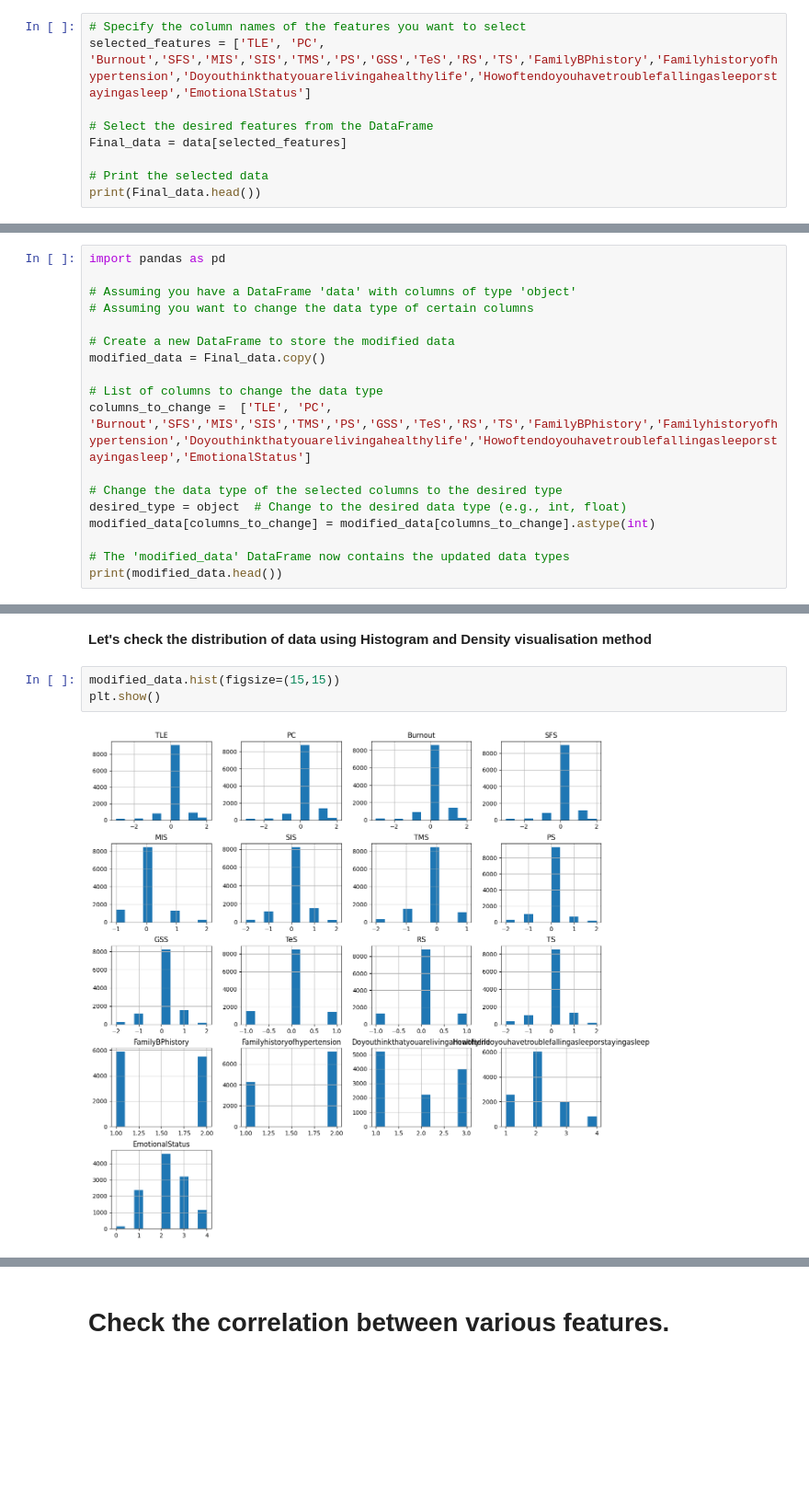
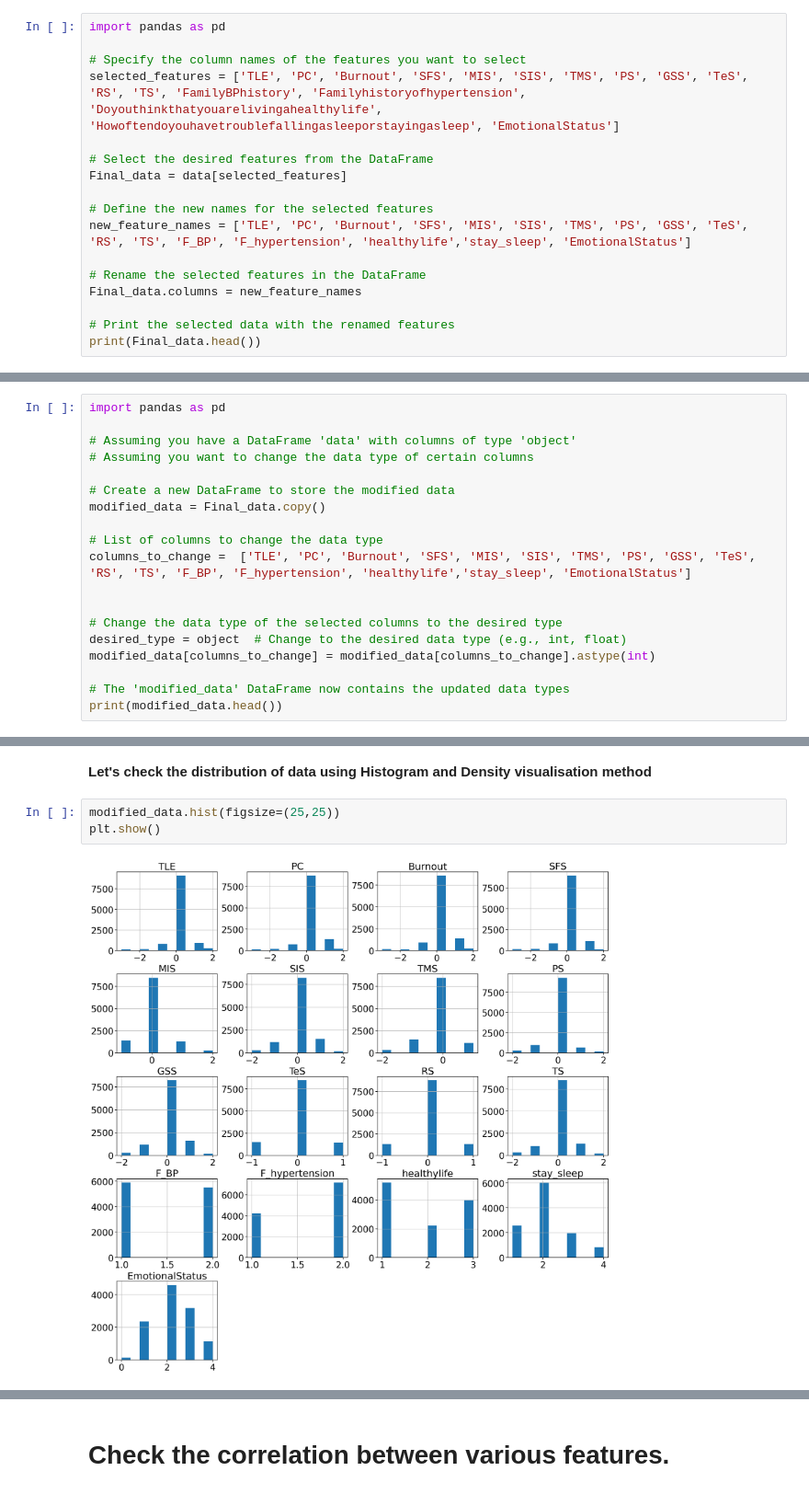
Before and after one commit to SamanMansoor/Data-Science, a Jupyter notebook: Stress_Data_Analysis_.ipynb, the cells around one changed output, grey strips where cells are left out. Shown at 92% size. Saved outputs shown, nothing was run; the diff lists cells and outputs as text; blank space fills up the shorter version.

```diff
--- a/Stress_Data_Analysis_.ipynb
+++ b/Stress_Data_Analysis_.ipynb
@@ -186,13 +182,21 @@ RS            float64
 TS            float64
 Length: 148, dtype: object
 # %%
+import pandas as pd
+
 # Specify the column names of the features you want to select
-selected_features = ['TLE', 'PC', 'Burnout','SFS','MIS','SIS','TMS','PS','GSS','TeS','RS','TS','FamilyBPhistory','Familyhistoryofhypertension','Doyouthinkthatyouarelivingahealthylife','Howoftendoyouhavetroublefallingasleeporstayingasleep','EmotionalStatus']
+selected_features = ['TLE', 'PC', 'Burnout', 'SFS', 'MIS', 'SIS', 'TMS', 'PS', 'GSS', 'TeS', 'RS', 'TS', 'FamilyBPhistory', 'Familyhistoryofhypertension', 'Doyouthinkthatyouarelivingahealthylife', 'Howoftendoyouhavetroublefallingasleeporstayingasleep', 'EmotionalStatus']
 
 # Select the desired features from the DataFrame
 Final_data = data[selected_features]
 
-# Print the selected data
+# Define the new names for the selected features
+new_feature_names = ['TLE', 'PC', 'Burnout', 'SFS', 'MIS', 'SIS', 'TMS', 'PS', 'GSS', 'TeS', 'RS', 'TS', 'F_BP', 'F_hypertension', 'healthylife','stay_sleep', 'EmotionalStatus']
+
+# Rename the selected features in the DataFrame
+Final_data.columns = new_feature_names
+
+# Print the selected data with the renamed features
 print(Final_data.head())
 # %% [output]
         TLE        PC   Burnout       SFS       MIS       SIS       TMS  \
@@ -243,7 +254,8 @@ import pandas as pd
 modified_data = Final_data.copy()
 
 # List of columns to change the data type
-columns_to_change =  ['TLE', 'PC', 'Burnout','SFS','MIS','SIS','TMS','PS','GSS','TeS','RS','TS','FamilyBPhistory','Familyhistoryofhypertension','Doyouthinkthatyouarelivingahealthylife','Howoftendoyouhavetroublefallingasleeporstayingasleep','EmotionalStatus']
+columns_to_change =  ['TLE', 'PC', 'Burnout', 'SFS', 'MIS', 'SIS', 'TMS', 'PS', 'GSS', 'TeS', 'RS', 'TS', 'F_BP', 'F_hypertension', 'healthylife','stay_sleep', 'EmotionalStatus']
+
 
 # Change the data type of the selected columns to the desired type
 desired_type = object  # Change to the desired data type (e.g., int, float)
@@ -280,9 +288,9 @@ _ = modified_data['Burnout'].value_counts().plot.pie(autopct="%1.1f%%", ax=ax[1]
 # %% [markdown]
 **Let's check the distribution of data using Histogram and Density visualisation method**
 # %%
-modified_data.hist(figsize=(15,15))
+modified_data.hist(figsize=(25,25))
 plt.show()
 # %% [output]
-[figure, old version]
+[figure, new version]
 # %%
 modified_data.plot(kind="density", layout=(6,5),
```
Also changed, not shown: parts of 36 cells of this notebook.
